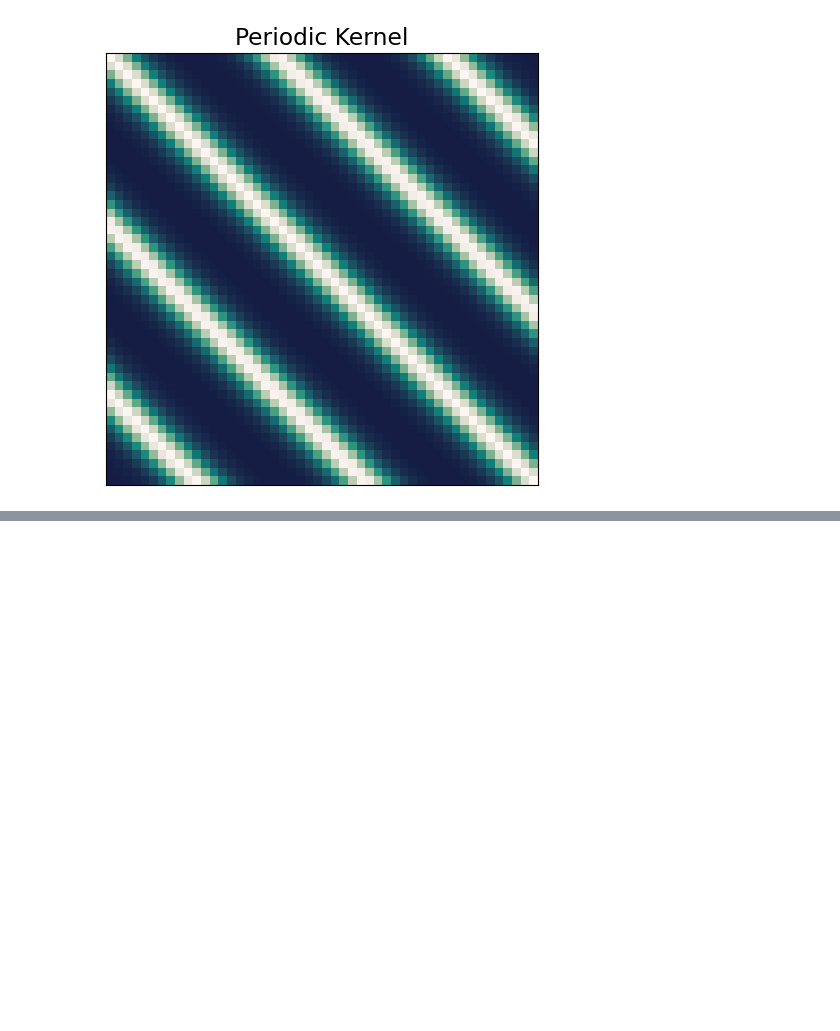
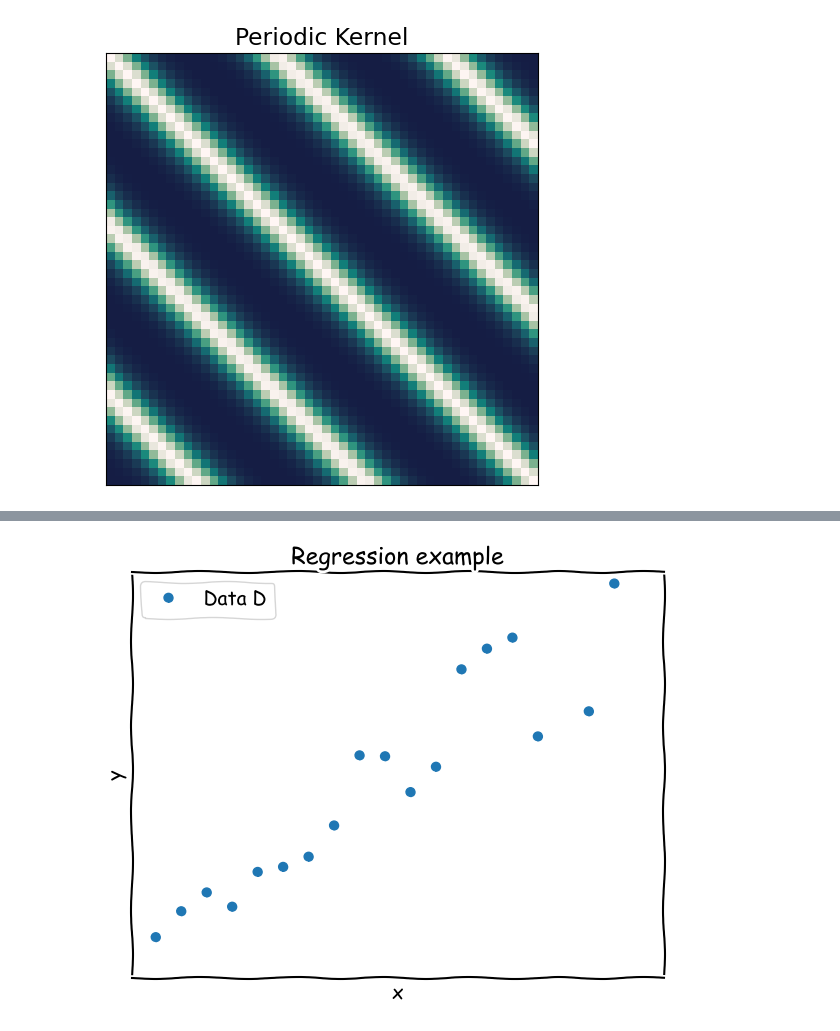
Before and after one commit to sebastian-k-physics/SciML_Gaussian_Processes, a Jupyter notebook: Figures.ipynb, the cells around one changed output, grey strips where cells are left out. Cells and saved outputs as stored; diff of their text form; code cells hidden in the pictures; blank space fills up the shorter version.

Commit message:
Added xkcd plots and shiftet few plots

```diff
--- a/Figures.ipynb
+++ b/Figures.ipynb
@@ -302,0 +303,81 @@ plt.show()
+# %%
+with plt.xkcd():
+
+	fig, ax = plt.subplots(figsize=(6,5))
+
+	ax.plot(x_ax,y, ls='none', marker = '.', label = 'Data D')
+	# ax.plot(x_ax,lin(x_ax,0.7,0)*0.8, label = 'Fit')
+	plt.legend()
+
+	plt.xlabel('x')
+	plt.ylabel('y')
+
+	plt.ylim((-0.4, 6))
+
+	plt.xticks([])
+	plt.yticks([])
+	plt.title('Regression example')
+	plt.tight_layout()
+	plt.savefig('Figures/Regression_unfitted_xkcd.svg')
+
+
+	fig, ax = plt.subplots(figsize=(6,5))
+
+	ax.plot(x_ax,y, ls='none', marker = '.', label = 'Data D', zorder = 10)
+	ax.plot(x_ax,lin(x_ax,0.7,0)*0.8, label = 'Good Fit') #
+	ax.plot(x_ax,lin(x_ax,0.7,0)*0.4, label = 'Bad Fit') #
+
+	idx = 8
+	fit = lin(x_ax,0.7,0)*0.8
+
+	# ys = np.linspace(fit[idx]-1, fit[idx] +1 , 100)
+	# ax.plot(x_ax[idx],fit[idx], ls='none', marker = '.', label = 'Model pt', c = 'black', alpha=0.4)
+	# ax.axvline(x_ax[idx]-0.1, ys.min()/6, ys.max()/6*1.13 , color = 'black' , alpha=0.4)
+	# ax.plot(x_ax[idx] + gauss(ys, fit[idx], 0.4)*0.5, ys ,label = 'Model distro' )
+
+
+	plt.legend()
+
+	plt.xlabel('x')
+	plt.ylabel('y')
+
+	plt.ylim((-0.4, 6))
+
+	plt.xticks([])
+	plt.yticks([])
+	plt.title('Regression example')
+	plt.tight_layout()
+	plt.savefig('Figures/Regression_fitted_xkcd.svg')
+
+
+	fig, ax = plt.subplots(figsize=(6,5))
+
+	ax.plot(x_ax,y, ls='none', marker = '.', label = 'Data D', zorder = 10)
+	ax.plot(x_ax,lin(x_ax,0.7,0)*0.8, label = 'Good Fit') #
+	ax.plot(x_ax,lin(x_ax,0.7,0)*0.4, label = 'Bad Fit') #
+
+	idx = 8
+	fit = lin(x_ax,0.7,0)*0.8
+
+	ys = np.linspace(fit[idx]-1, fit[idx] +1 , 100)
+	ax.plot(x_ax[idx],fit[idx], ls='none', marker = '.', label = 'Model pt', c = 'black', alpha=0.4)
+	ax.axvline(x_ax[idx]-0.1, ys.min()/6, ys.max()/6*1.13 , color = 'black' , alpha=0.4)
+	ax.plot(x_ax[idx] + gauss(ys, fit[idx], 0.4)*0.5, ys ,label = 'Model distro' )
+
+	# ax.spines[['top', 'right']].set_visible(False)
+
+	plt.legend()
+
+	plt.xlabel('x')
+	plt.ylabel('y')
+
+	plt.ylim((-0.4, 6))
+
+	plt.xticks([])
+	plt.yticks([])
+	plt.title('Regression example')
+	plt.tight_layout()
+	plt.savefig('Figures/Regression_fitted_gauss_xkcd.svg')
+
+plt.show();
+# %% [output]
@@ -302,0 +401 @@ plt.show()
+[figure, added]
```
Also changed, not shown: parts of 8 cells of this notebook, 15 other files.
